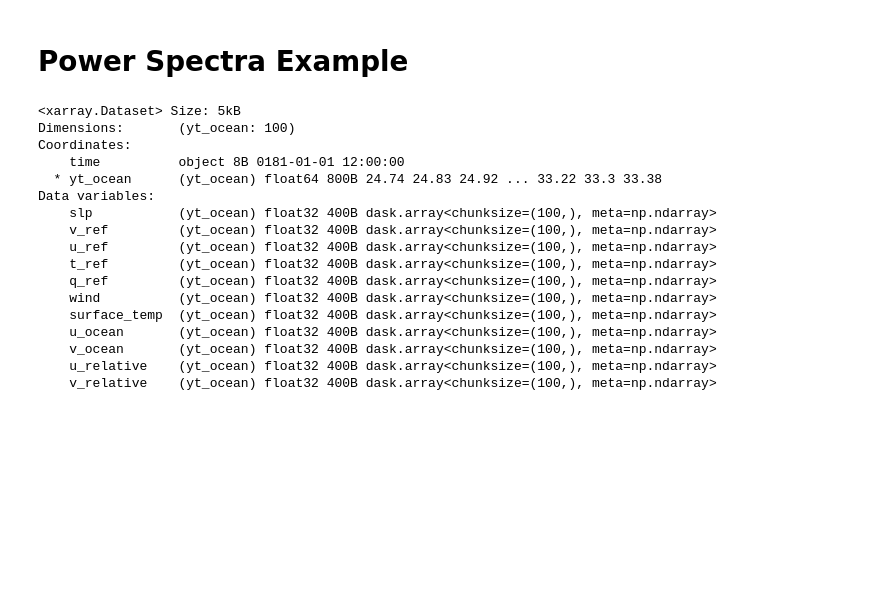
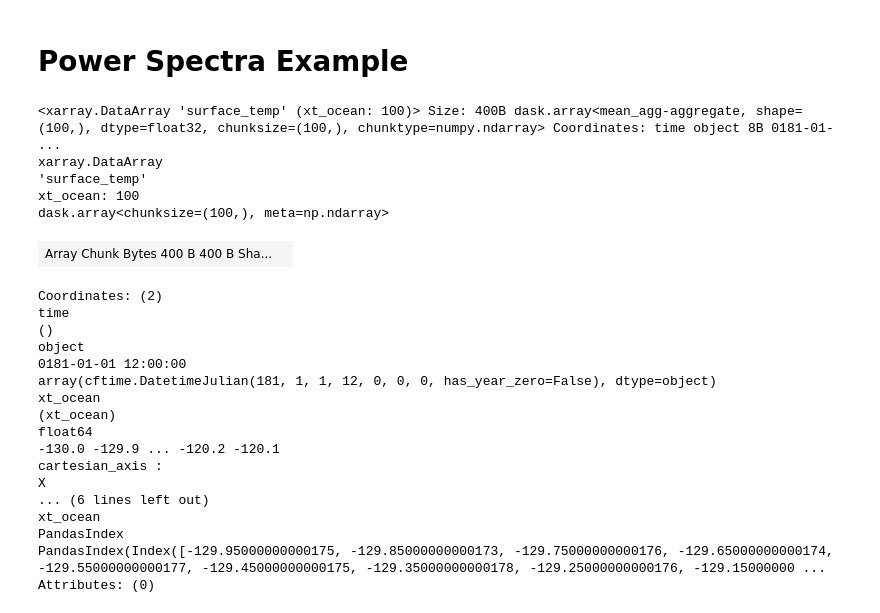
Before and after one commit to ocean-transport/air-sea-ML, a Jupyter notebook: powerSpectraTrial.ipynb, the cells around one changed output. Saved outputs shown, nothing was run; the diff lists cells and outputs as text; code cells hidden in the pictures; blank space fills up the shorter version.

```diff
--- a/powerSpectraTrial.ipynb
+++ b/powerSpectraTrial.ipynb
@@ -344,24 +343,30 @@ Fda_1.real.plot()
 # %% [markdown]
 # Power Spectra Example
 # %%
-ds_finalTest = ds_test.mean(dim="xt_ocean")
-ds_finalTest.
+ds_finalTest_latAvg = ds_finalTest.mean(dim="yt_ocean")
+ds_finalTest_latAvg
 # %% [output]
-<xarray.Dataset> Size: 5kB
-Dimensions:       (yt_ocean: 100)
-Coordinates:
-    time          object 8B 0181-01-01 12:00:00
-  * yt_ocean      (yt_ocean) float64 800B 24.74 24.83 24.92 ... 33.22 33.3 33.38
-Data variables:
-    slp           (yt_ocean) float32 400B dask.array<chunksize=(100,), meta=np.ndarray>
-    v_ref         (yt_ocean) float32 400B dask.array<chunksize=(100,), meta=np.ndarray>
-    u_ref         (yt_ocean) float32 400B dask.array<chunksize=(100,), meta=np.ndarray>
-    t_ref         (yt_ocean) float32 400B dask.array<chunksize=(100,), meta=np.ndarray>
-    q_ref         (yt_ocean) float32 400B dask.array<chunksize=(100,), meta=np.ndarray>
-    wind          (yt_ocean) float32 400B dask.array<chunksize=(100,), meta=np.ndarray>
-    surface_temp  (yt_ocean) float32 400B dask.array<chunksize=(100,), meta=np.ndarray>
-    u_ocean       (yt_ocean) float32 400B dask.array<chunksize=(100,), meta=np.ndarray>
-    v_ocean       (yt_ocean) float32 400B dask.array<chunksize=(100,), meta=np.ndarray>
-    u_relative    (yt_ocean) float32 400B dask.array<chunksize=(100,), meta=np.ndarray>
-    v_relative    (yt_ocean) float32 400B dask.array<chunksize=(100,), meta=np.ndarray>
+<xarray.DataArray 'surface_temp' (xt_ocean: 100)> Size: 400B dask.array<mean_agg-aggregate, shape=(100,), dtype=float32, chunksize=(100,), chunktype=numpy.ndarray> Coordinates: time object 8B 0181-01- ...
+xarray.DataArray
+'surface_temp'
+xt_ocean: 100
+dask.array<chunksize=(100,), meta=np.ndarray>
+| Array Chunk Bytes 400 B 400 B Sha... |  |
+Coordinates: (2)
+time
+()
+object
+0181-01-01 12:00:00
+array(cftime.DatetimeJulian(181, 1, 1, 12, 0, 0, 0, has_year_zero=False), dtype=object)
+xt_ocean
+(xt_ocean)
+float64
+-130.0 -129.9 ... -120.2 -120.1
+cartesian_axis :
+X
+... (6 lines left out)
+xt_ocean
+PandasIndex
+PandasIndex(Index([-129.95000000000175, -129.85000000000173, -129.75000000000176, -129.65000000000174, -129.55000000000177, -129.45000000000175, -129.35000000000178, -129.25000000000176, -129.15000000 ...
+Attributes: (0)
 # %%
```
Also changed, not shown: parts of 6 cells of this notebook.
